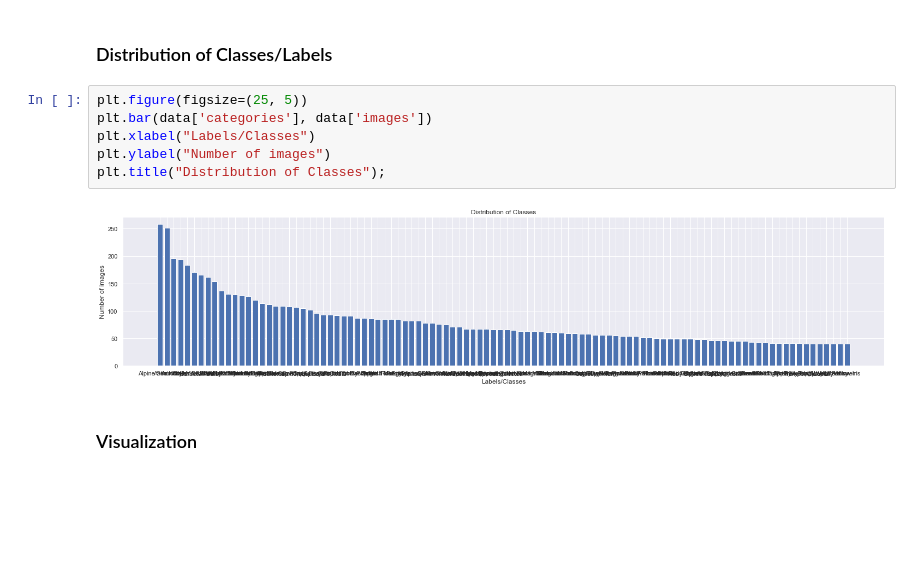
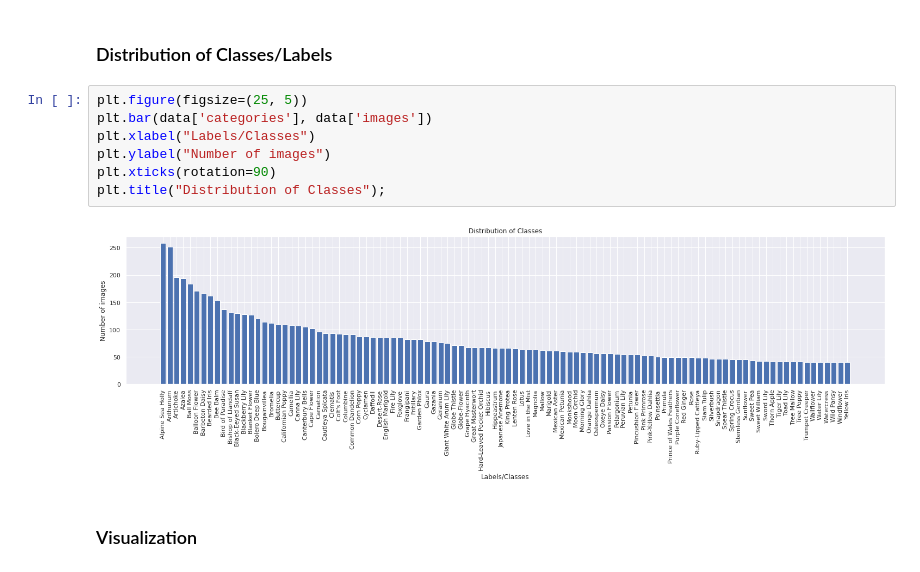
Before and after one commit to ElsaLopez133/PACHAMAMA, a Jupyter notebook: starting_kit/README.ipynb, the cells around one changed output. Cells and saved outputs as stored; diff of their text form; blank space fills up the shorter version.

Commit message:
:hammer:distribution plot now has legible x labels

```diff
--- a/starting_kit/README.ipynb
+++ b/starting_kit/README.ipynb
@@ -156,11 +156,12 @@ csv_with_tab  :  False
 # %%
 plt.figure(figsize=(25, 5))
 plt.bar(data['categories'], data['images'])
 plt.xlabel("Labels/Classes")
 plt.ylabel("Number of images")
+plt.xticks(rotation=90)
 plt.title("Distribution of Classes");
 # %% [output]
-[figure, old version]
+[figure, new version]
 # %% [markdown]
 ### Visualization
 # %%
```
Also changed, not shown: parts of 1 cell of this notebook.
